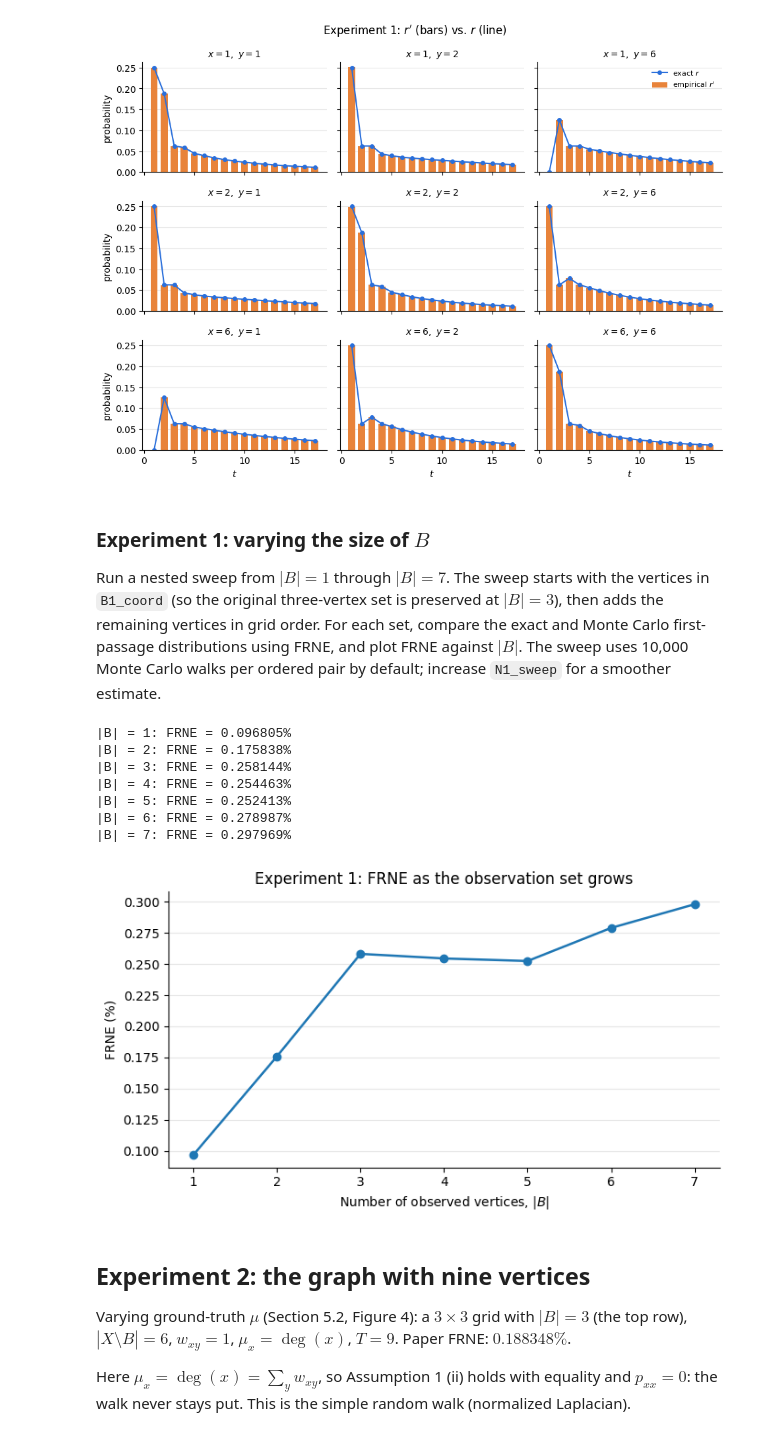
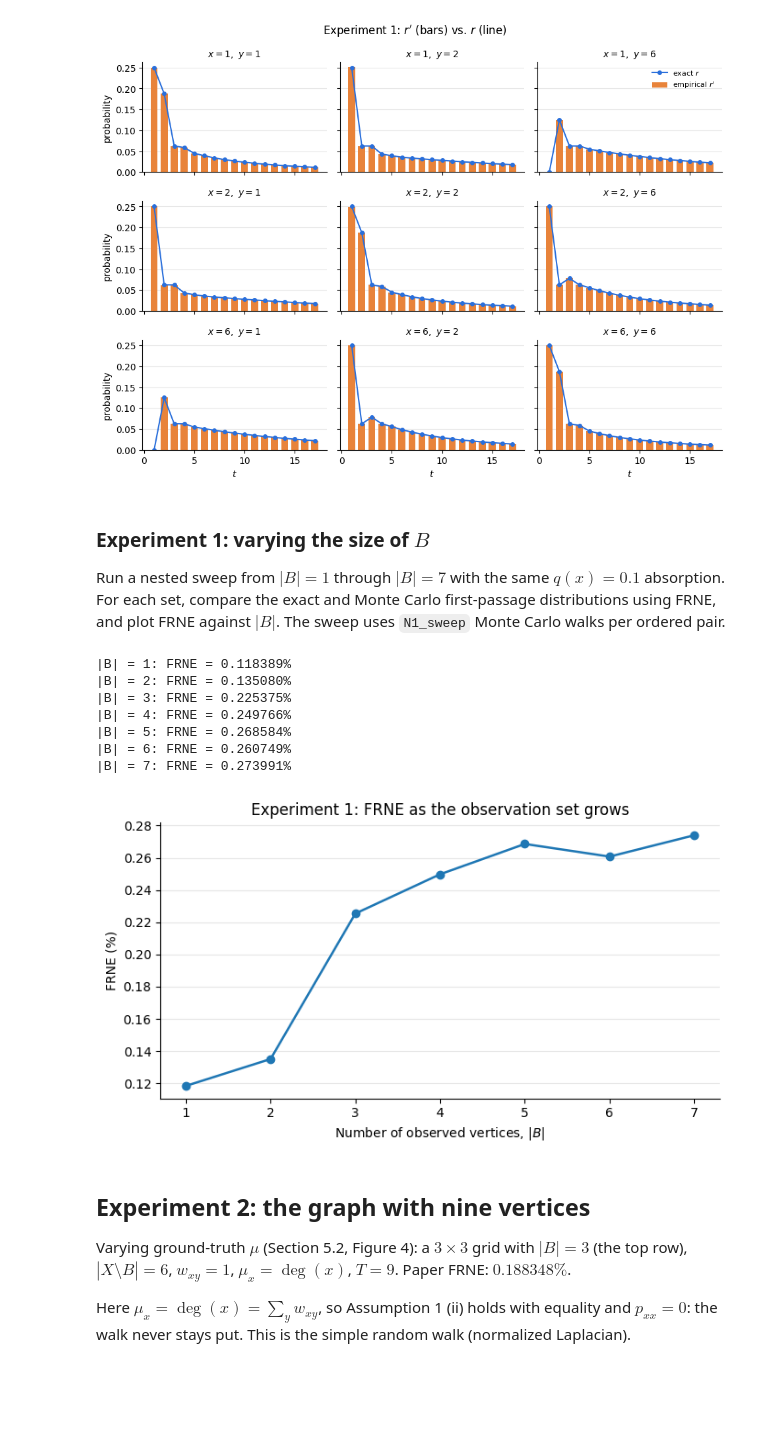
Before and after one commit to uw-math-ai/ai-inverse-lab, a Jupyter notebook: Data Simulation (Varying B, T) - Annie/Data Simulation (Annie).ipynb, the cells around one changed output. Drawn from its saved outputs; the diff is of its cells as text; code cells hidden in the pictures; blank space fills up the shorter version.

```diff
--- a/Data Simulation (Varying B, T) - Annie/Data Simulation (Annie).ipynb
+++ b/Data Simulation (Varying B, T) - Annie/Data Simulation (Annie).ipynb
@@ -45,12 +45,18 @@ mu1_val  = 1.0                                  # used when mu1_kind = "constant
 T1       = 9                                    # needs T >= |X|
 N1       = 10**6                                # Monte Carlo walks per pair (x, y)
 seed1    = 0
+q1_val   = 0.1                                  # absorption probability at every vertex
 # %%
 G1 = GridGraph(grid1, B1_coord, w=w1, mu=mu1_kind, mu_val=mu1_val)
 W1, mu1, B1 = G1.W, G1.mu, G1.B
 P1 = G1.transition_matrix()
+q1 = torch.full((len(mu1),), q1_val, dtype=torch.float64)
+P1_abs = P1 - torch.diag(q1)
 t_max1 = 2 * T1 - 1                             # data needed for t = 1, ..., 2T-1
 print(f"|X| = {len(mu1)}, |B| = {len(B1)}, T = {T1}, t_max = {t_max1}")
+print(f"q(x) = {q1_val}; minimum p_xx = {torch.diagonal(P1).min().item():.2f}")
+print("survival probability through t_max, by starting vertex:",
+      torch.linalg.matrix_power(P1_abs, t_max1).sum(dim=1).numpy().round(4))
 
 plot_graph(grid1, B1, title="Experiment 1: $X$ and $B$")
 plot_graph(grid1, B1, values=mu1, title=r"Experiment 1: ground truth $\mu_x$")
@@ -76,41 +96,42 @@ plt.show()
 # %% [markdown]
 ### Experiment 1: varying the size of $B$
 
-Run a nested sweep from $|B|=1$ through $|B|=7$. The sweep starts with the vertices in `B1_coord` (so the original three-vertex set is preserved at $|B|=3$), then adds the remaining vertices in grid order. For each set, compare the exact and Monte Carlo first-passage distributions using FRNE, and plot FRNE against $|B|$. The sweep uses 10,000 Monte Carlo walks per ordered pair by default; increase `N1_sweep` for a smoother estimate.
+Run a nested sweep from $|B|=1$ through $|B|=7$ with the same $q(x)=0.1$ absorption. For each set, compare the exact and Monte Carlo first-passage distributions using FRNE, and plot FRNE against $|B|$. The sweep uses `N1_sweep` Monte Carlo walks per ordered pair.
 # %%
 B1_coord = [(0, 0)]
 N1_sweep = 10**6
 B1_sweep_order = B1_coord + [coord for coord in grid1 if coord not in B1_coord]
 B1_sweep_sizes = list(range(1, len(grid1)))
 B1_sweep_frne = []
 
 for nB in B1_sweep_sizes:
     B_coords = B1_sweep_order[:nB]
     B_sweep = torch.tensor([G1.index[tuple(coord)] for coord in B_coords], dtype=torch.long)
-    r_exact = exact_first_passage_literal(P1, B_sweep, t_max1)
+    r_exact = exact_first_passage_literal(P1, B_sweep, t_max1, q=q1)
     r_empirical = empirical_first_passage(
-        P1, B_sweep, t_max1, n_walks=N1_sweep, batch=min(10**4, N1_sweep), seed=seed1 + nB
+        P1, B_sweep, t_max1, n_walks=N1_sweep, batch=min(10**4, N1_sweep),
+        seed=seed1 + nB, q=q1
     )
     B1_sweep_frne.append(frne(r_exact, r_empirical))
     print(f"|B| = {nB}: FRNE = {B1_sweep_frne[-1]:.6f}%")
 
 fig, ax = plt.subplots(figsize=(7, 4))
 ax.plot(B1_sweep_sizes, B1_sweep_frne, "o-", lw=1.8)
 ax.set(xticks=B1_sweep_sizes, xlabel=r"Number of observed vertices, $|B|$",
        ylabel="FRNE (%)", title="Experiment 1: FRNE as the observation set grows")
 ax.grid(axis="y", color="0.9")
 ax.spines[["top", "right"]].set_visible(False)
 fig.tight_layout()
 plt.show()
 # %% [output]
-|B| = 1: FRNE = 0.096805%
-|B| = 2: FRNE = 0.175838%
-|B| = 3: FRNE = 0.258144%
-|B| = 4: FRNE = 0.254463%
-|B| = 5: FRNE = 0.252413%
-|B| = 6: FRNE = 0.278987%
-|B| = 7: FRNE = 0.297969%
+|B| = 1: FRNE = 0.118389%
+|B| = 2: FRNE = 0.135080%
+|B| = 3: FRNE = 0.225375%
+|B| = 4: FRNE = 0.249766%
+|B| = 5: FRNE = 0.268584%
+|B| = 6: FRNE = 0.260749%
+|B| = 7: FRNE = 0.273991%
-[figure, old version]
+[figure, new version]
 # %% [markdown]
 ## Experiment 2: the graph with nine vertices
 
```
Also changed, not shown: parts of 4 cells of this notebook, 3 other files.
